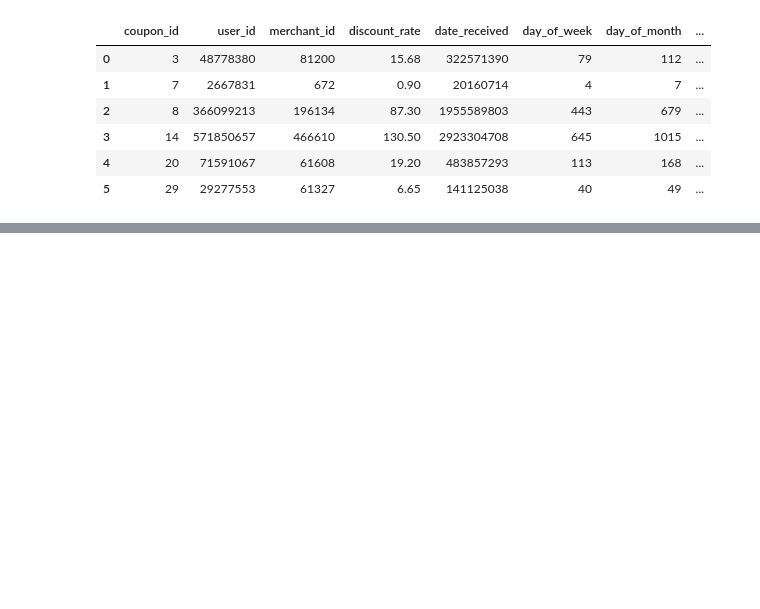
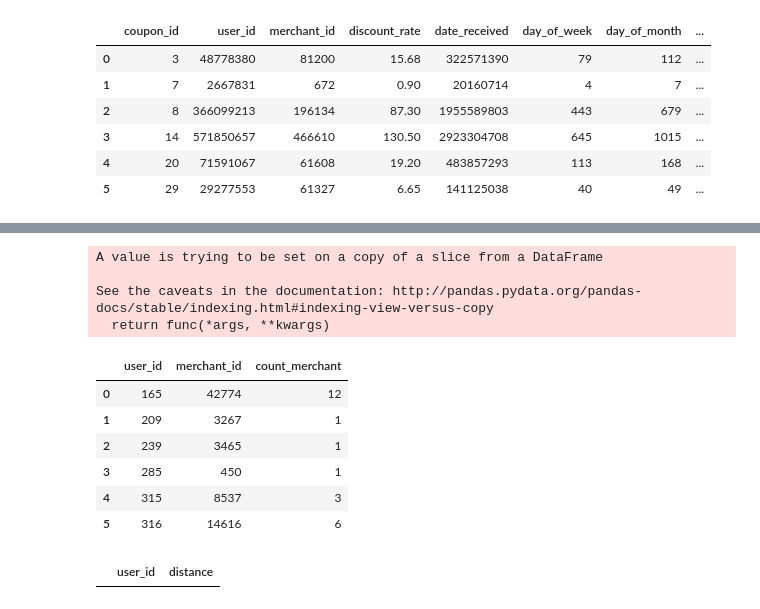
Before and after one commit to yaozou/machine_learning, a Jupyter notebook: Code_tianchi/Coupon/Untitled.ipynb, the cells around one changed output, grey strips where cells are left out. Drawn from its saved outputs; the diff is of its cells as text; code cells hidden in the pictures; blank space fills up the shorter version.

```diff
--- a/Code_tianchi/Coupon/Untitled.ipynb
+++ b/Code_tianchi/Coupon/Untitled.ipynb
@@ -577,0 +581,30 @@ feature3.ix[:5]
+# %%
+t = user3[['user_id']]
+t.drop_duplicates(inplace=True)
+# %% [output]
+A value is trying to be set on a copy of a slice from a DataFrame
+
+See the caveats in the documentation: http://pandas.pydata.org/pandas-docs/stable/indexing.html#indexing-view-versus-copy
+  return func(*args, **kwargs)
+# %%
+# count_merchant # 用户消费商户数量
+t1 = user3[user3.date != 'null'][['user_id','merchant_id']]
+t1['count_merchant'] = 1
+t1 = t1.groupby('user_id').agg('sum').reset_index()
+t1.ix[:5]
+# %% [output]
+|  | user_id | merchant_id | count_merchant |
+| 0 | 165 | 42774 | 12 |
+| 1 | 209 | 3267 | 1 |
+| 2 | 239 | 3465 | 1 |
+| 3 | 285 | 450 | 1 |
+| 4 | 315 | 8537 | 3 |
+| 5 | 316 | 14616 | 6 |
+# %%
+t2 = user3[(user3.date != 'null') & (user3.coupon_id != 'null')][['user_id', 'distance']]
+t2.replace('null', 0, inplace=True)
+t2.distance = t2.distance.astype('int')
+t2.replace(-1, np.nan, inplace=True)
+t2.ix[:5]
+# %% [output]
+|  | user_id | distance |
```
Also changed, not shown: parts of 16 cells of this notebook.
